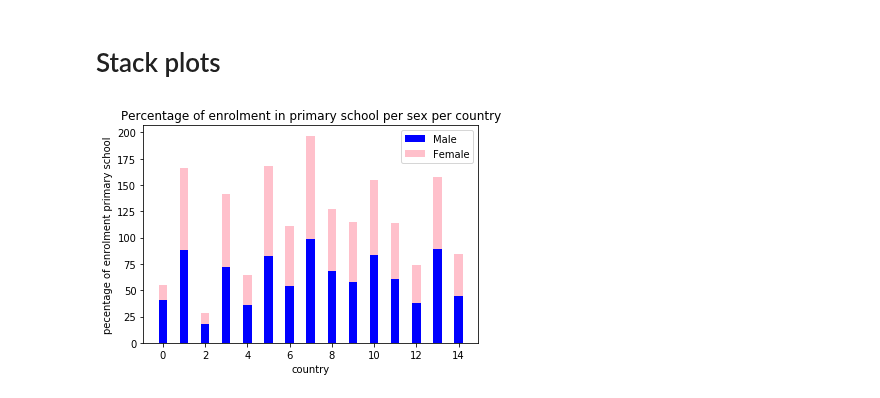
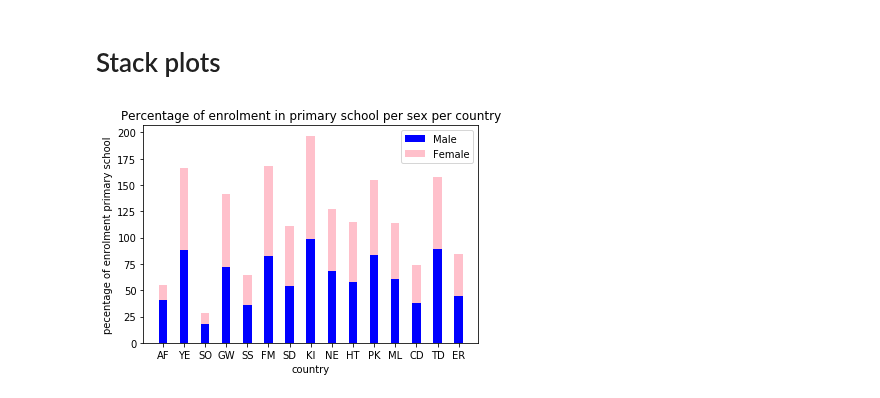
Before and after one commit to omar-d/EPA-WB-Equity, a Jupyter notebook: Deelvraag 4.ipynb, the cells around one changed output. Cells and saved outputs as stored; diff of their text form; code cells hidden in the pictures.

```diff
--- a/Deelvraag 4.ipynb
+++ b/Deelvraag 4.ipynb
@@ -119,20 +119,22 @@ PSF15_worst15 = pd.merge( CPIA_worst15, PSF_recent, how = 'left', left_on = ["co
 # %%
 #make array of needed columns
 PSM15 = PSM15_worst15.value_y.values
 PSF15 = PSF15_worst15.value_y.values
+Countries = PSM15_worst15.country_code_y.values
 
-N = len(PSM15_worst15)
+N = len(Countries)
 ind = np.arange(N)
 width = 0.4
 
 p1 = plt.bar(ind, PSM15, width, label = 'Male', color='blue')
 p2 = plt.bar(ind, PSF15, width, bottom=PSM15, label = 'Female', color='pink')
 
+plt.xticks(ind, Countries)
 plt.ylabel ('pecentage of enrolment primary school')
 plt.xlabel ('country')
 plt.title ('Percentage of enrolment in primary school per sex per country')
 
 plt.legend()
 plt.show()
 # %% [output]
-[figure, old version]
+[figure, new version]
```
